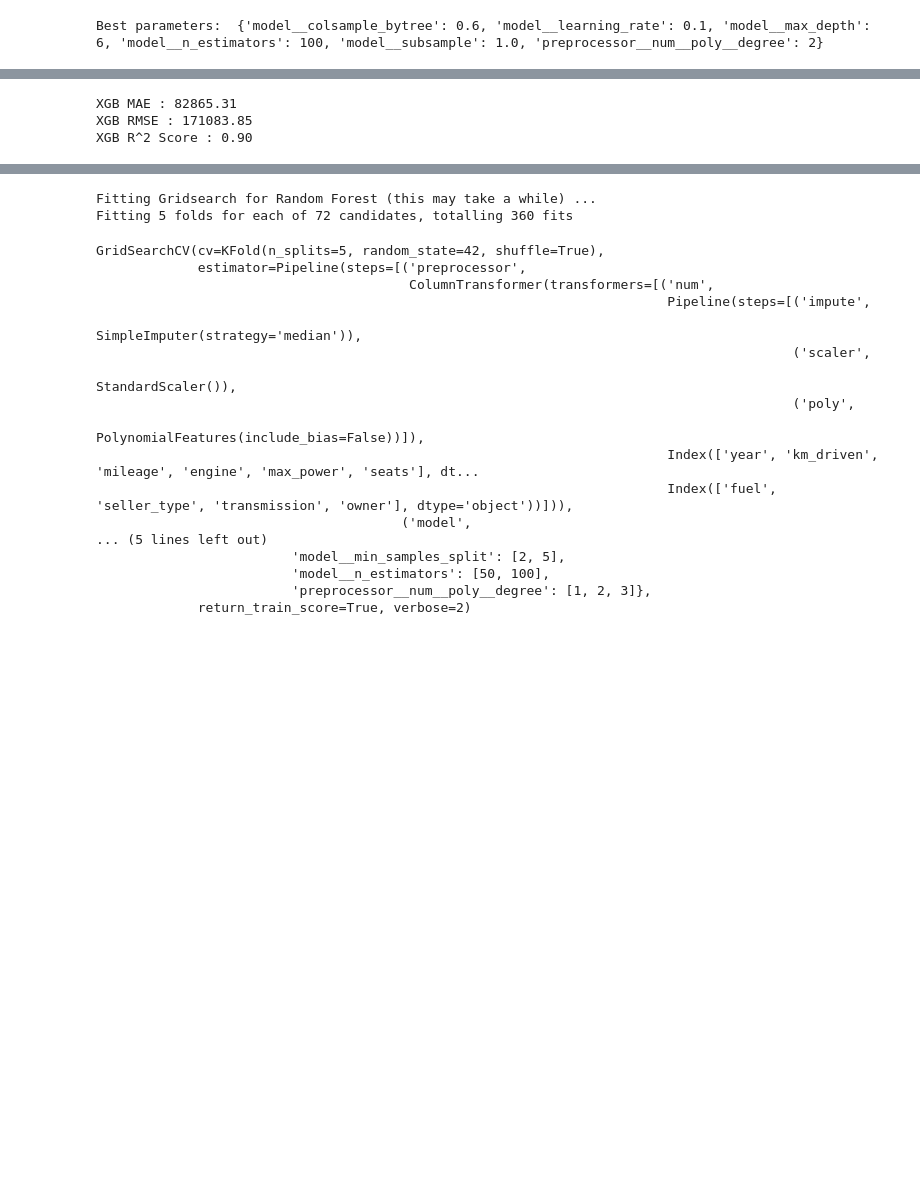
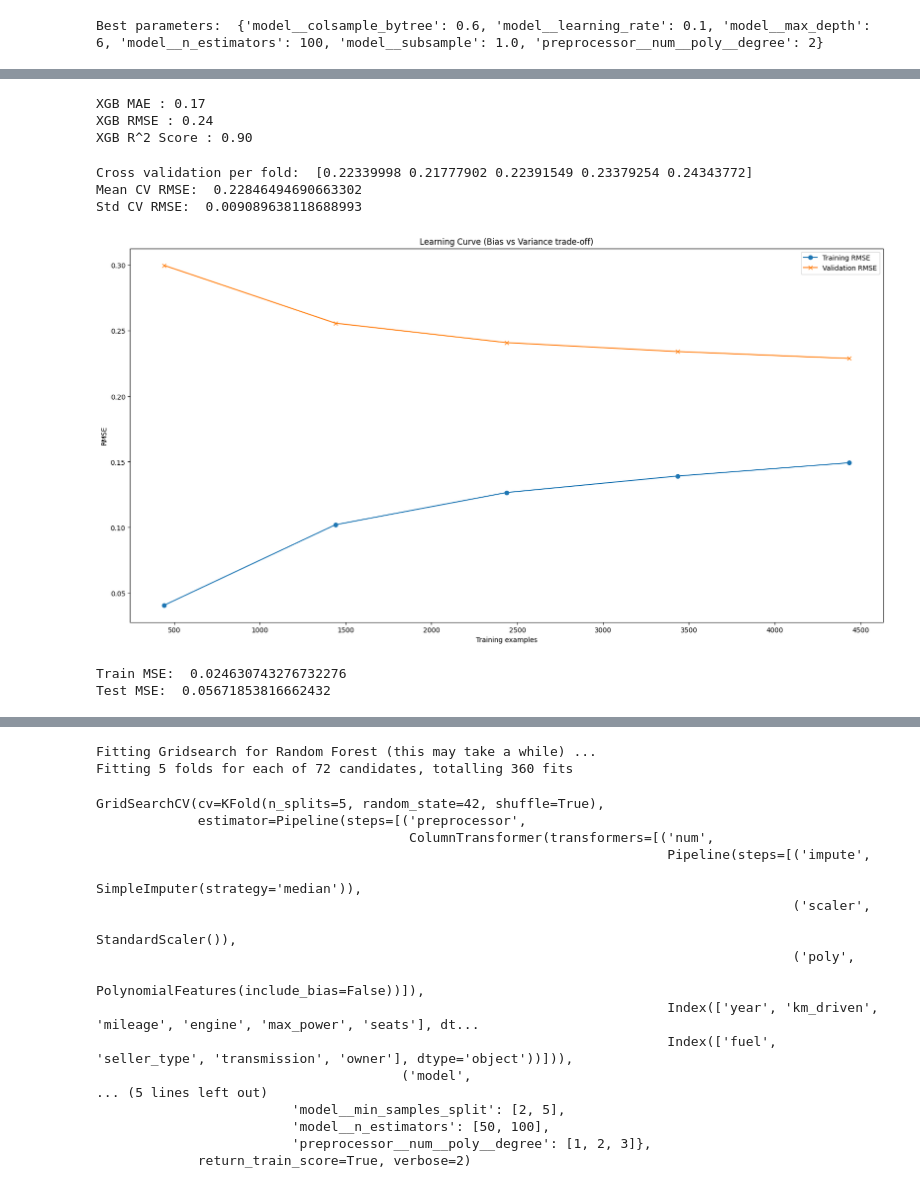
Before and after one commit to Maxwell-Selassie/Car-Price-Prediction-Model, a Jupyter notebook: notebook.ipynb, the cells around one changed output, grey strips where cells are left out. Drawn from its saved outputs; the diff is of its cells as text; code cells hidden in the pictures; blank space fills up the shorter version.

Commit message:
Car Price Prediction Model

```diff
--- a/notebook.ipynb
+++ b/notebook.ipynb
@@ -398,6 +399,53 @@ y_test_xgb_real = np.expm1(y_test)
 # %%
-xgb_metrics = metrics(y_test_xgb_real,ytest_pred_xgb_real,prefix='XGB')
+xgb_metrics = metrics(y_pred_xgb,y_test,prefix='XGB')
 # %% [output]
-XGB MAE : 82865.31
-XGB RMSE : 171083.85
+XGB MAE : 0.17
+XGB RMSE : 0.24
 XGB R^2 Score : 0.90
+# %%
+# If scores are consistent across folds → model generalizes well.
+# If scores vary a lot → your model is sensitive to the data (possible high variance problem)
+cv_scores = cross_val_score(best_xgb,x_train,y_train,scoring='neg_mean_squared_error',n_jobs=-1,cv=cv)
+
+cv_scores_rmse = np.sqrt(-cv_scores) #converts the neg_mean_squared_error to root mean squared error
+print('Cross validation per fold: ',cv_scores_rmse) # consistent scores mean model generalizes well - low variance
+print('Mean CV RMSE: ',cv_scores_rmse.mean()) # how much your model gets it wrong, on average
+print('Std CV RMSE: ',cv_scores_rmse.std()) # low standard deviation means model generalizes well
+# %% [output]
+Cross validation per fold:  [0.22339998 0.21777902 0.22391549 0.23379254 0.24343772]
+Mean CV RMSE:  0.22846494690663302
+Std CV RMSE:  0.009089638118688993
+# %%
+#bias and variance trade-off
+from sklearn.model_selection import learning_curve
+train_sizes, train_scores, val_scores = learning_curve(
+    best_xgb,x_train,y_train,cv=5,scoring='neg_mean_squared_error',n_jobs=-1,train_sizes=np.linspace(0.1,1.0,5)
+)
+train_rmse = np.sqrt(-train_scores.mean(axis=1)) #converts mse into rmse, averages the MSE's across the 5 folds
+val_rmse = np.sqrt(-val_scores.mean(axis=1))
+
+plt.plot(train_sizes,train_rmse,'o-',label='Training RMSE')
+plt.plot(train_sizes,val_rmse,'x-',label='Validation RMSE')
+plt.xlabel('Training examples')
+plt.ylabel('RMSE')
+plt.title('Learning Curve (Bias vs Variance trade-off)')
+plt.legend()
+plt.show()
+
+# underfitting - curve is almost flat, training and validation errors are high
+# overfitting - training error is low, validation error is high, big gap between curves
+# good fit - both errors are low, curves are close together
+
+#high bias - underfitting (training error - high, validation error - high, learning curve - gap btwn curve is close and flat)
+# - increase model complexity_add polynomial features
+# - reduce regularization
+# - train longer
+
+#high variance - overfitting (training error - low, validation error - high, gap btwn curve is wide apart)
+# - get more training data
+# - add regularization
+# - simplify the model
+# - add cross-validation
+# - data augumentation, noise ingestion
+# %% [output]
+[figure, added]
@@ -403,0 +455,10 @@ XGB R^2 Score : 0.90
+# %%
+print('Train MSE: ',mean_squared_error(y_train,train_pred))
+print('Test MSE: ',mean_squared_error(y_test,val_pred))
+
+# if both train and test MSE are close but very large  numbers - underfitting
+# if test MSE is way larger than train MSE - overfitting
+# if both train and test MSE are close with small numebrs - good fit
+# %% [output]
+Train MSE:  0.024630743276732276
+Test MSE:  0.05671853816662432
```
Also changed, not shown: parts of 7 cells of this notebook.
